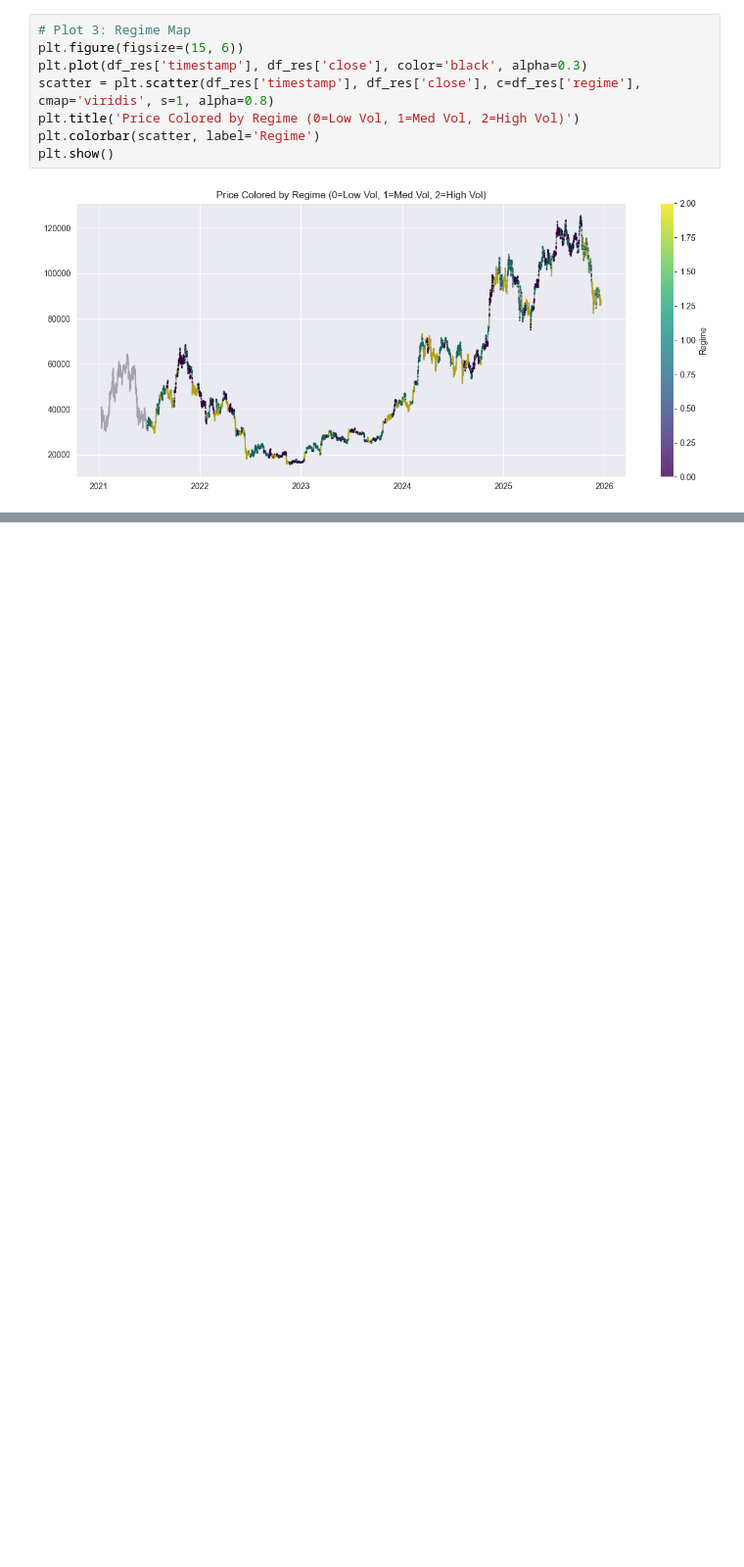
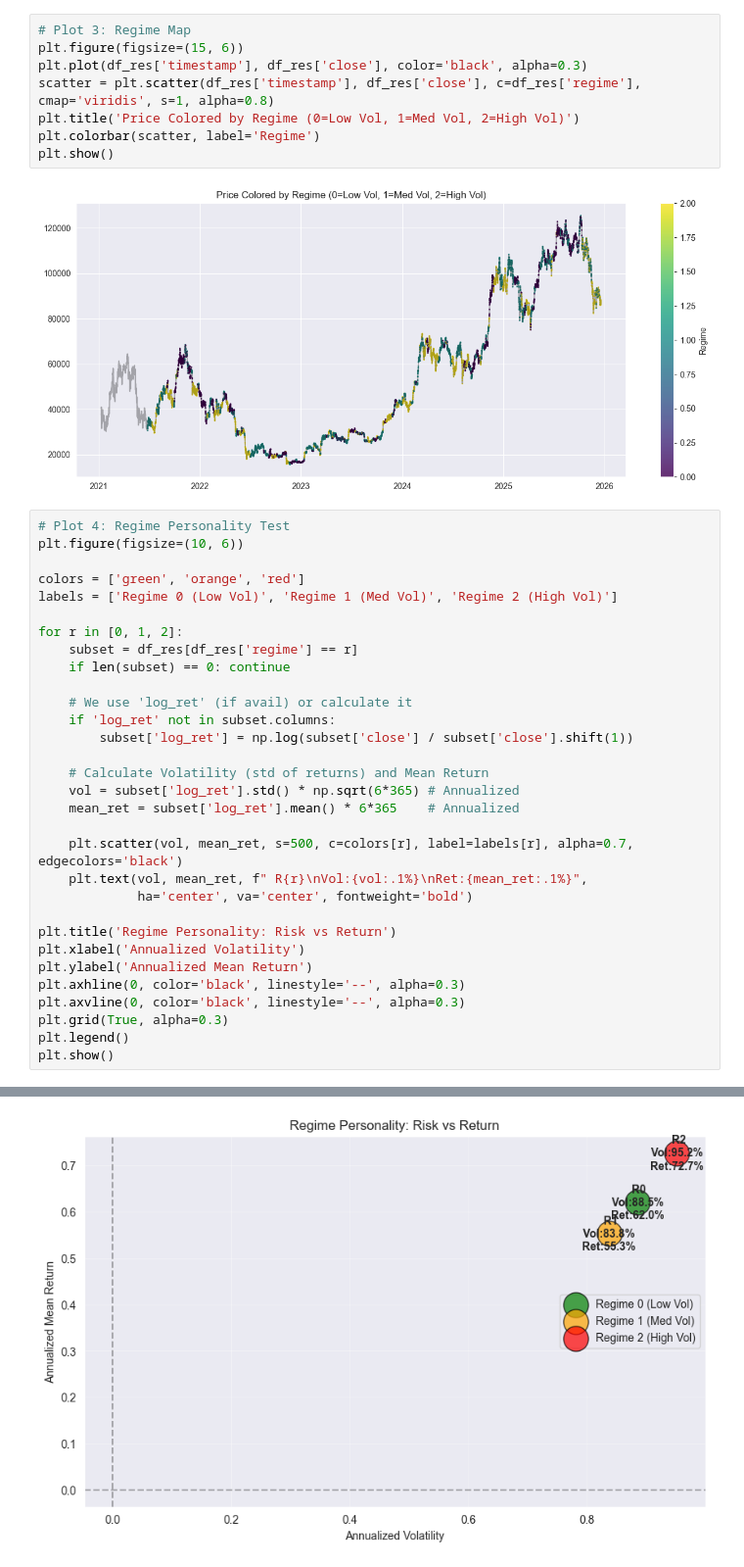
Before and after one commit to matteodrakulic/Regime-Aware-BTC-Trading-System, a Jupyter notebook: notebooks/04_strategy_diagnostics.ipynb, the cells around one changed output, grey strips where cells are left out. Shown at 98% size. Saved outputs shown, nothing was run; the diff lists cells and outputs as text; blank space fills up the shorter version.

```diff
--- a/notebooks/04_strategy_diagnostics.ipynb
+++ b/notebooks/04_strategy_diagnostics.ipynb
@@ -240,3 +240,35 @@ plt.colorbar(scatter, label='Regime')
 plt.show()
 # %% [output]
 [figure]
+# %%
+# Plot 4: Regime Personality Test
+plt.figure(figsize=(10, 6))
+
+colors = ['green', 'orange', 'red']
+labels = ['Regime 0 (Low Vol)', 'Regime 1 (Med Vol)', 'Regime 2 (High Vol)']
+
+for r in [0, 1, 2]:
+    subset = df_res[df_res['regime'] == r]
+    if len(subset) == 0: continue
+
+    # We use 'log_ret' (if avail) or calculate it
+    if 'log_ret' not in subset.columns:
+        subset['log_ret'] = np.log(subset['close'] / subset['close'].shift(1))
+
+    # Calculate Volatility (std of returns) and Mean Return
+    vol = subset['log_ret'].std() * np.sqrt(6*365) # Annualized
+    mean_ret = subset['log_ret'].mean() * 6*365    # Annualized
+
+    plt.scatter(vol, mean_ret, s=500, c=colors[r], label=labels[r], alpha=0.7, edgecolors='black')
+    plt.text(vol, mean_ret, f" R{r}\nVol:{vol:.1%}\nRet:{mean_ret:.1%}",
+             ha='center', va='center', fontweight='bold')
+
+plt.title('Regime Personality: Risk vs Return')
+plt.xlabel('Annualized Volatility')
+plt.ylabel('Annualized Mean Return')
+plt.axhline(0, color='black', linestyle='--', alpha=0.3)
+plt.axvline(0, color='black', linestyle='--', alpha=0.3)
+plt.grid(True, alpha=0.3)
+plt.legend()
+plt.show()
+# %% [output]
@@ -243,3 +290,4 @@ plt.show()
+[figure, added]
 # %%
 # Plot 4: Position Size Over Time
 plt.figure(figsize=(15, 4))
```
Also changed, not shown: parts of 7 cells of this notebook, 7 other files.
